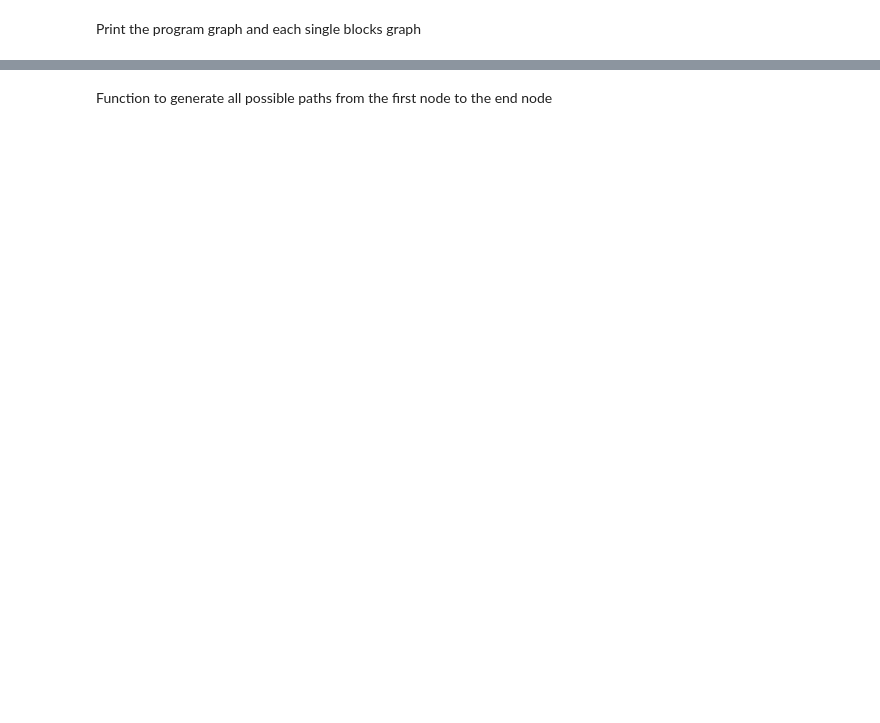
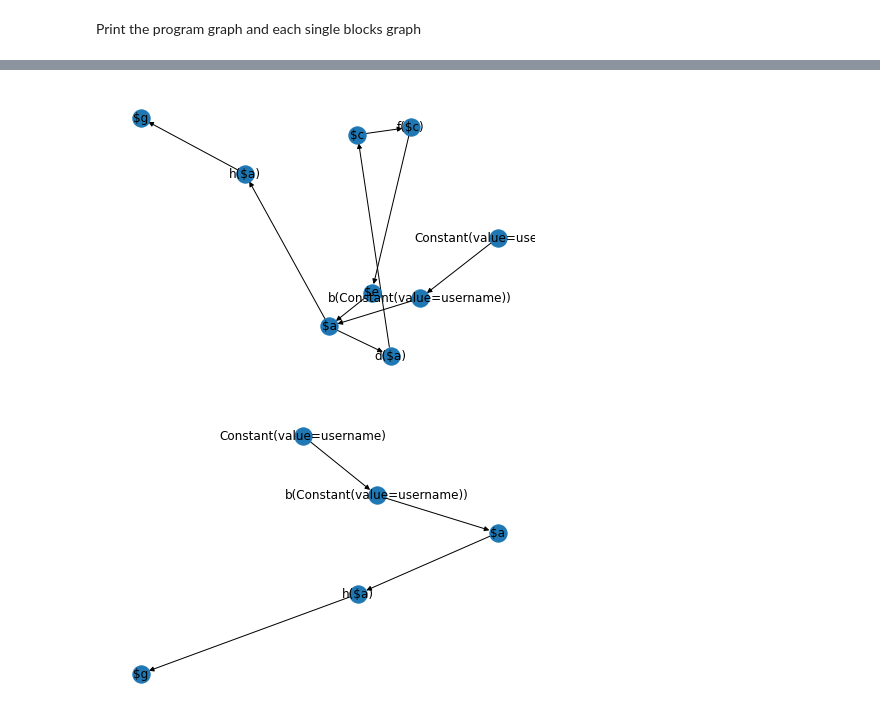
Before and after one commit to genlike/ssoft2022, a Jupyter notebook: testing.ipynb, the cells around one changed output, grey strips where cells are left out. Cells and saved outputs as stored; diff of their text form; code cells hidden in the pictures; blank space fills up the shorter version.

Commit message:
Modified program graph traversal

```diff
--- a/testing.ipynb
+++ b/testing.ipynb
@@ -501,5 +439,54 @@ for combination in listOfCombinations:
-# %% [markdown]
-Function to generate all possible paths from the first node to the end node
+# %%
+def get_all_program_paths(graph):
+    # Helper function to find start and end node based on index
+    def find_min_max(lst):
+        def extract_value(s):
+            return int(re.search(r'\d+', s.name).group())
+        return (min(lst, key=extract_value), max(lst, key=extract_value))
+
+    # Recursive function to find all program paths
+    def get_paths(graph, start, end, path=[]):
+        path = path + [start]
+        if start == end:
+            return [path]
+        if not graph.has_node(start):
+            return []
+        paths = []
+        for node in graph.successors(start):
+            if node not in path:
+                new_paths = get_paths(graph, node, end, path)
+                for new_path in new_paths:
+                    paths.append(new_path)
+        return paths
+
+    (start, end) = find_min_max(list(graph.nodes))
+
+    return get_paths(graph, start, end)
+
+def getPossibleGraphs(lst:list) -> list:
+    if isinstance(lst[0], CustomGraph):
+        return_graph = CustomGraph(name="Final")
+        for graph in lst:
+            return_graph.add_edges_from(graph.edges)
+        return return_graph
+    if isinstance(lst[0], list):
+        return [getPossibleGraphs(combination) for combination in lst]
+
+# Get all program paths
+listOfCombinations = get_all_program_paths(programGraph)
+
+# Combine the program steps within these possible paths
+listOfGraphs = getPossibleGraphs(listOfCombinations)
+
+for combination in listOfCombinations:
+    debugGraph = nx.DiGraph()
+    for graph in combination:
+        debugGraph.add_edges_from(list(graph.edges))
+    nx.draw(debugGraph, with_labels=True)
+    plt.show()
+# %% [output]
+[figure, added]
+[figure, added]
 # %%
 def get_paths(graph, start, path=(),visitedEdges=()):
     path += (start,)
```
Also changed, not shown: parts of 10 cells of this notebook.
